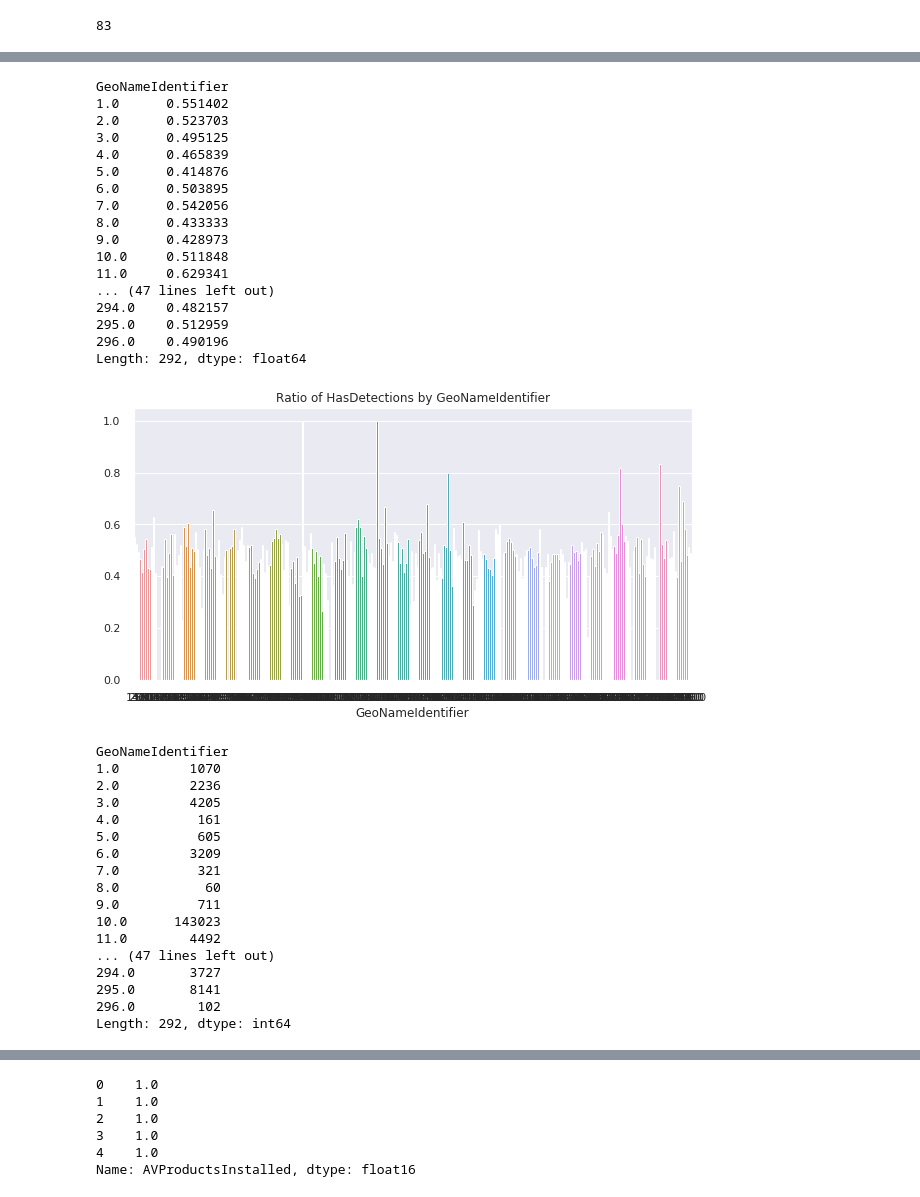
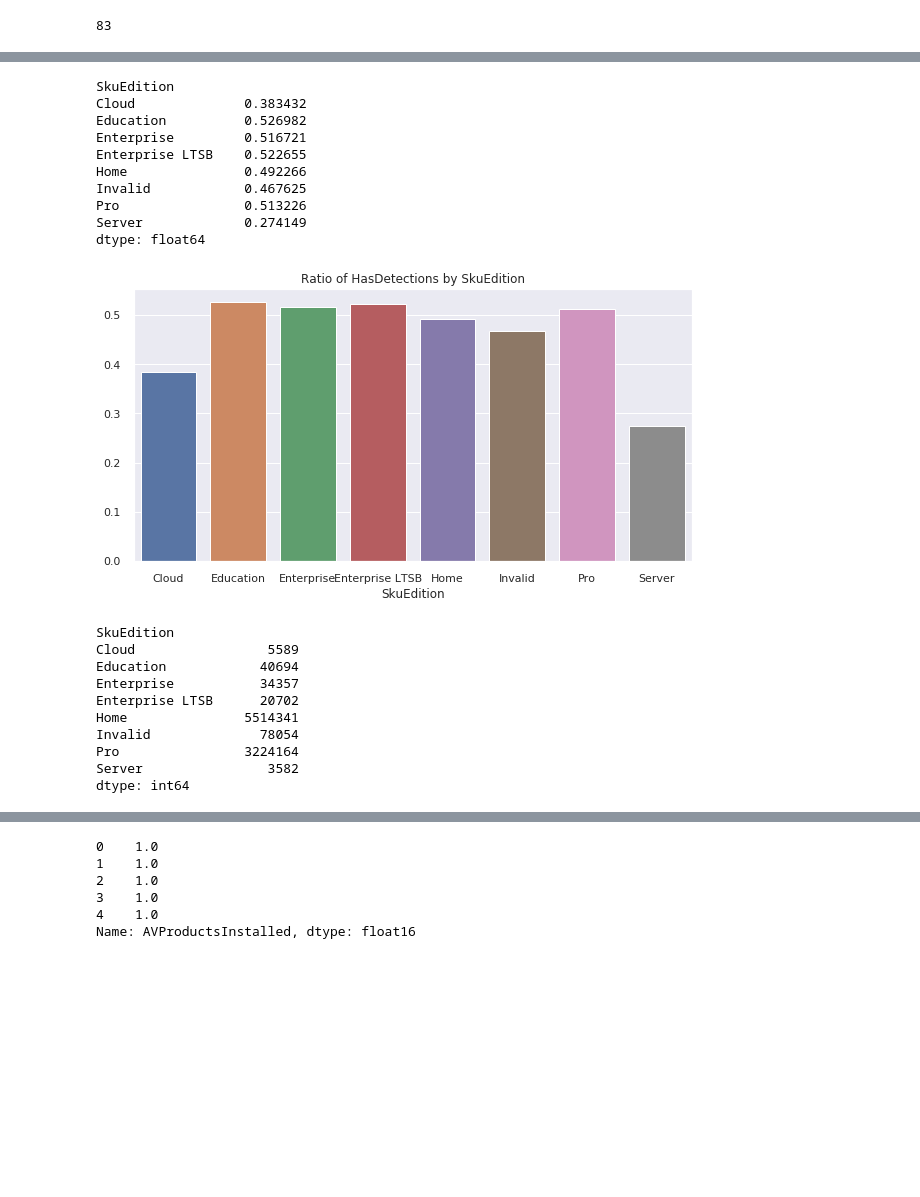
Before and after one commit to ryangoy/kaggle, a Jupyter notebook: microsoft/notebooks/exploration.ipynb, the cells around one changed output, grey strips where cells are left out. Drawn from its saved outputs; the diff is of its cells as text; code cells hidden in the pictures; blank space fills up the shorter version.

```diff
--- a/microsoft/notebooks/exploration.ipynb
+++ b/microsoft/notebooks/exploration.ipynb
@@ -253,40 +348,26 @@ def plot_categorical_freq(df, col, on='HasDetections'):
     ax = sns.barplot(x=sizes.index, y=sizes.values)
     plt.show()
 # %%
-plot_categorical_freq(train, 'GeoNameIdentifier')
+plot_categorical_freq(train, 'SkuEdition')
 # %% [output]
-GeoNameIdentifier
-1.0      0.551402
-2.0      0.523703
-3.0      0.495125
-4.0      0.465839
-5.0      0.414876
-6.0      0.503895
-7.0      0.542056
-8.0      0.433333
-9.0      0.428973
-10.0     0.511848
-11.0     0.629341
-... (47 lines left out)
-294.0    0.482157
-295.0    0.512959
-296.0    0.490196
-Length: 292, dtype: float64
+SkuEdition
+Cloud              0.383432
+Education          0.526982
+Enterprise         0.516721
+Enterprise LTSB    0.522655
+Home               0.492266
+Invalid            0.467625
+Pro                0.513226
+Server             0.274149
+dtype: float64
-[figure, old version]
+[figure, new version]
-GeoNameIdentifier
-1.0         1070
-2.0         2236
-3.0         4205
-4.0          161
-5.0          605
-6.0         3209
-7.0          321
-8.0           60
-9.0          711
-10.0      143023
-11.0        4492
-... (47 lines left out)
-294.0       3727
-295.0       8141
-296.0        102
-Length: 292, dtype: int64
+SkuEdition
+Cloud                 5589
+Education            40694
+Enterprise           34357
+Enterprise LTSB      20702
+Home               5514341
+Invalid              78054
+Pro                3224164
+Server                3582
+dtype: int64
```
Also changed, not shown: parts of 14 cells of this notebook, 4 other files.
